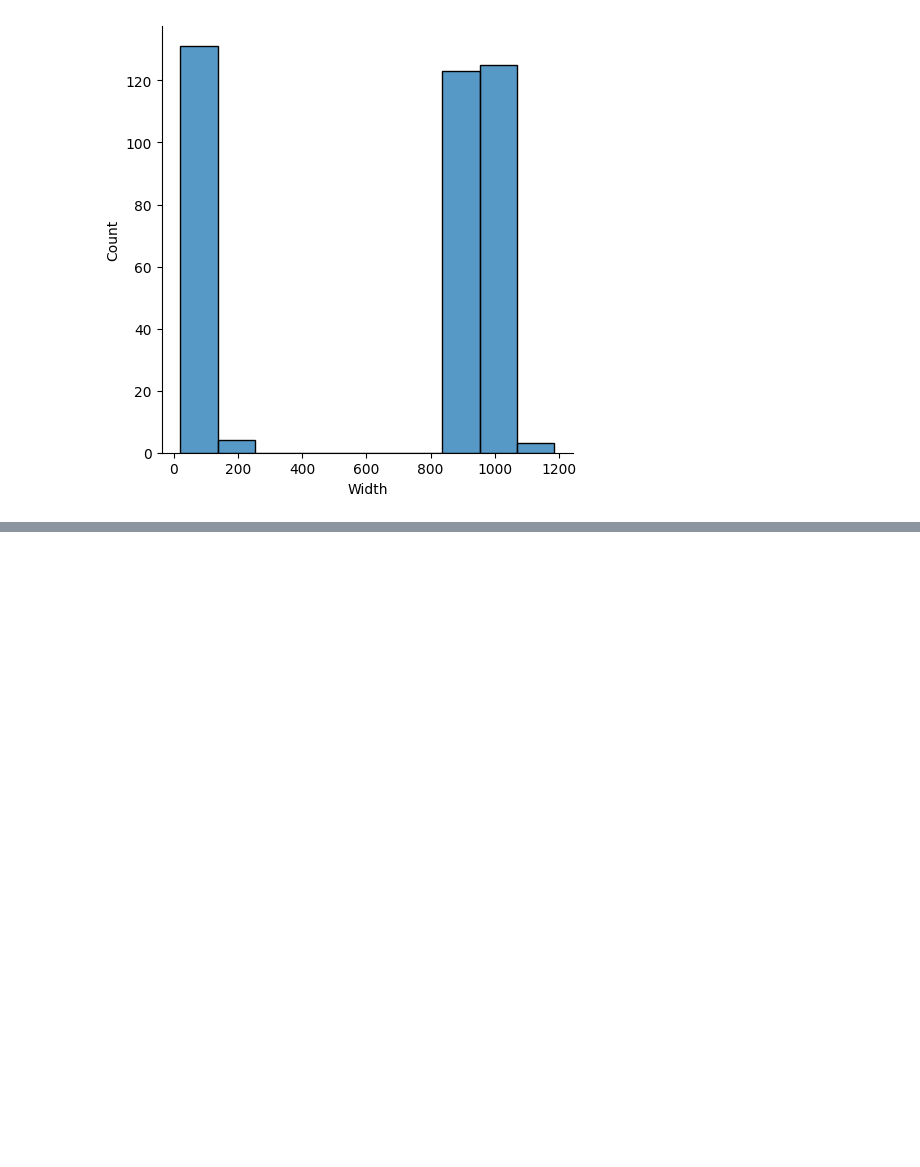
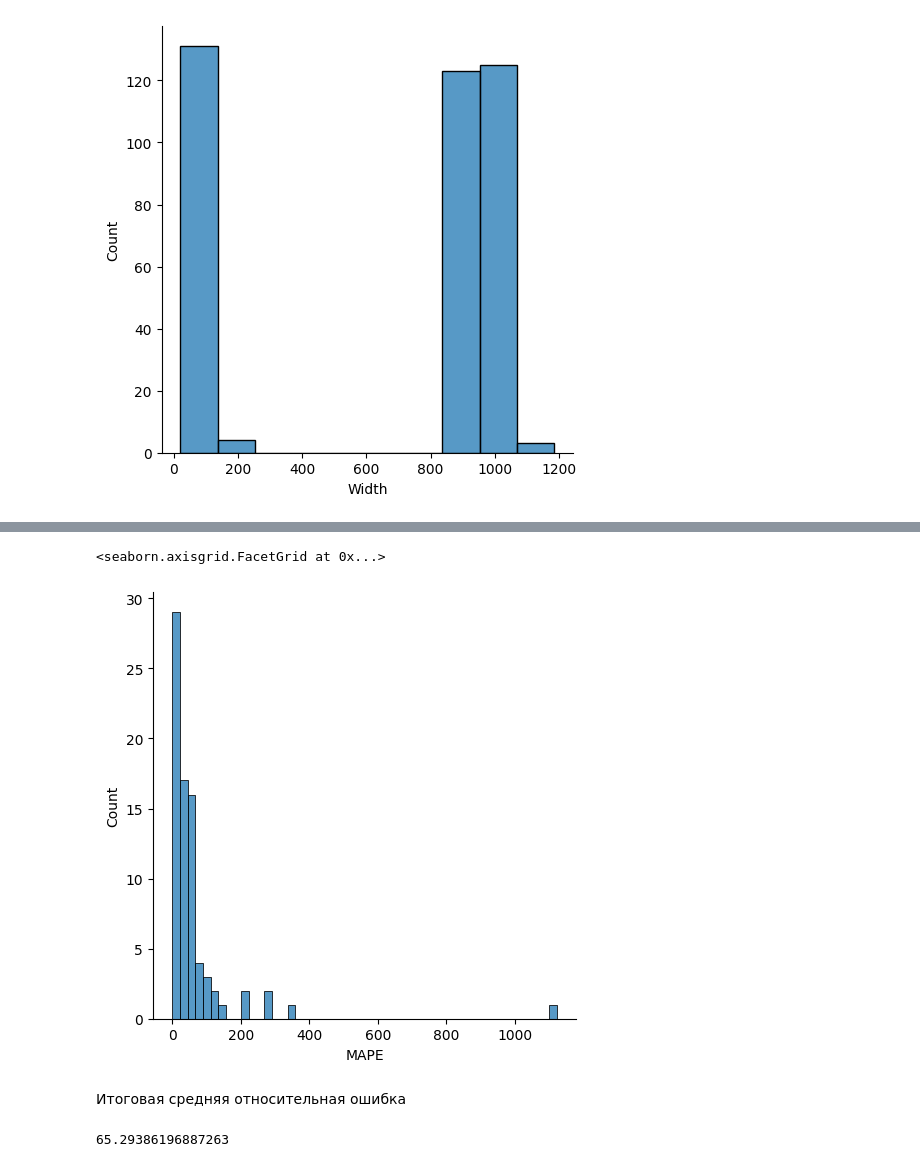
Before and after one commit to EHAT32/manioka, a Jupyter notebook: train_CNN.ipynb, the cells around one changed output, grey strips where cells are left out. Drawn from its saved outputs; the diff is of its cells as text; code cells hidden in the pictures; blank space fills up the shorter version.

```diff
--- a/train_CNN.ipynb
+++ b/train_CNN.ipynb
@@ -588,0 +605,4 @@ sns.displot(new_train_df["Width"])
+# %%
+from sklearn.model_selection import train_test_split
+
+train, test = train_test_split(new_train_df, test_size=0.2, stratify=new_train_df["Width_bin"])
@@ -588,0 +697,11 @@ sns.displot(new_train_df["Width"])
+# %%
+sns.displot(test["MAPE"])
+# %% [output]
+<seaborn.axisgrid.FacetGrid at 0x...>
+[figure, added]
+# %% [markdown]
+Итоговая средняя относительная ошибка
+# %%
+print(test["MAPE"].mean())
+# %% [output]
+65.29386196887263
```
Also changed, not shown: parts of 9 cells of this notebook, 1 other file.
